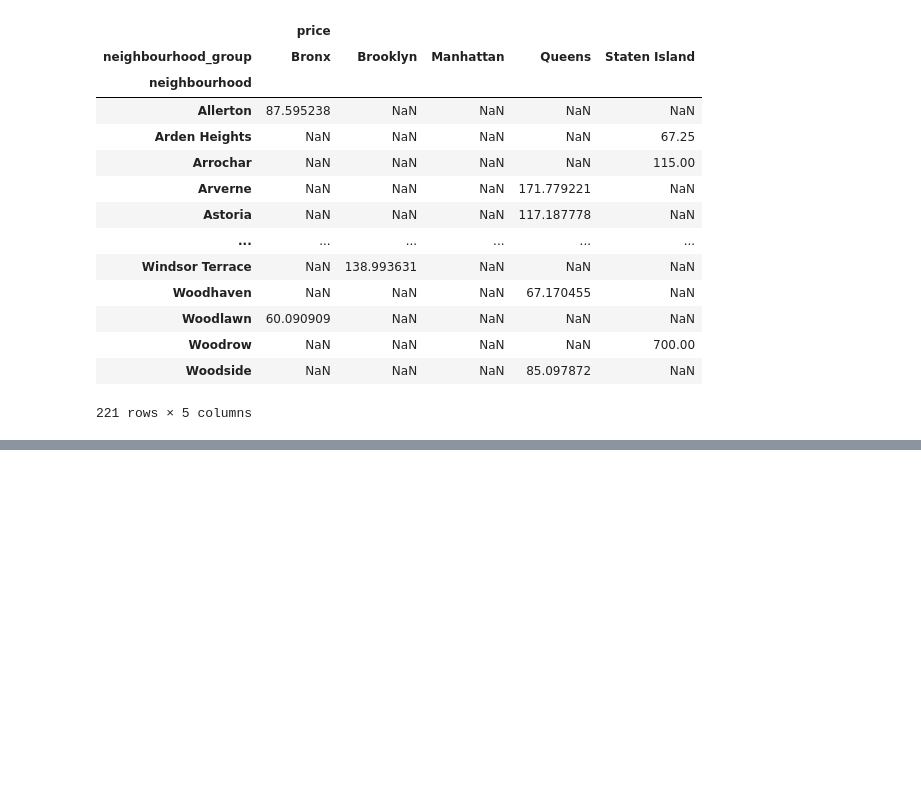
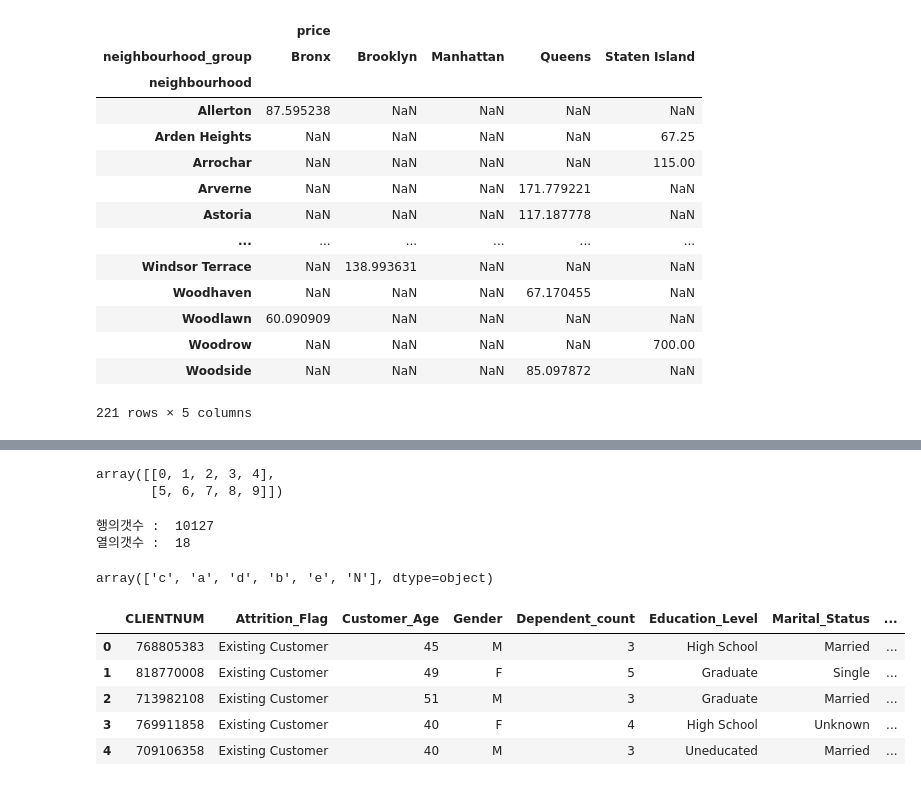
Before and after one commit to yongsukjang-github/pandas100P, a Jupyter notebook: pandas_100P.ipynb, the cells around one changed output, grey strips where cells are left out. Drawn from its saved outputs; the diff is of its cells as text; code cells hidden in the pictures; blank space fills up the shorter version.

```diff
--- a/pandas_100P.ipynb
+++ b/pandas_100P.ipynb
@@ -593,0 +642,9 @@ df[['neighbourhood','neighbourhood_group','price']].groupby(['neighbourhood','ne
+# %%
+# reshape 함수 : numpy.darray의 차원과 모양을 바꿔준다.
+# reshape(d,n,p) : d는 차원, n은 행, p는 열
+# reshape에서 -1은 알아서 채워줘~ 의 의미인걸로 보임. 예를들어 1~10의 arange에 대해 reshape(-1,5)은 열이 5이고 이고 행은 자동이므로 한 2*5 배열을 생성함.
+# 단, -1을 행이나 열에 쓸때에는 총 합과 배열의 수가 맞아야함. 예를들어 arange숫자가 10개인데 reshape(-1,4)을 사용하게 되면 오류가 남.
+np.arange(10).reshape(-1,5)
+# %% [output]
+array([[0, 1, 2, 3, 4],
+       [5, 6, 7, 8, 9]])
@@ -593,0 +654,59 @@ df[['neighbourhood','neighbourhood_group','price']].groupby(['neighbourhood','ne
+# %%
+print('행의갯수 : ', df.shape[0])
+print('열의갯수 : ', df.shape[1])
+# %% [output]
+행의갯수 :  10127
+열의갯수 :  18
+# %%
+# Income_Category의 카테고리를 map 함수를 이용하여 다음과 같이 변경하여 newIncome 컬럼에 매핑하라
+# Unknown : N
+# Less than $40K : a
+# $40K - $60K : b
+# $60K - $80K : c
+# $80K - $120K : d
+# $120K +’ : e
+
+dic = {
+    'Unknown'        : 'N',
+    'Less than $40K' : 'a',
+    '$40K - $60K'    : 'b',
+    '$60K - $80K'    : 'c',
+    '$80K - $120K'   : 'd',
+    '$120K +'       : 'e'
+}
+df['newIncome'] = df.Income_Category.map(lambda x: dic[x])
+df.newIncome.unique()
+# %% [output]
+array(['c', 'a', 'd', 'b', 'e', 'N'], dtype=object)
+# %%
+# Income_Category의 카테고리를 apply 함수를 이용하여 다음과 같이 변경하여 newIncome 컬럼에 매핑하라
+# Unknown : N
+# Less than $40K : a
+# $40K - $60K : b
+# $60K - $80K : c
+# $80K - $120K : d
+# $120K + : e
+
+def changeCategory(x) :
+    if x == 'Unknown':
+        return 'N'
+    elif x == 'Less than $40K':
+        return 'a'
+    elif x == '$40K - $60K':
+        return 'b'
+    elif x == '$60K - $80K':
+        return 'c'
+    elif x == '$80K - $120K':
+        return 'd'
+    elif x == '$120K +':
+        return 'e'
+
+df['newIncome'] = df.Income_Category.apply(changeCategory)
+df.head()
+# %% [output]
+|  | CLIENTNUM | Attrition_Flag | Customer_Age | Gender | Dependent_count | Education_Level | Marital_Status | ... |
+| 0 | 768805383 | Existing Customer | 45 | M | 3 | High School | Married | ... |
+| 1 | 818770008 | Existing Customer | 49 | F | 5 | Graduate | Single | ... |
+| 2 | 713982108 | Existing Customer | 51 | M | 3 | Graduate | Married | ... |
+| 3 | 769911858 | Existing Customer | 40 | F | 4 | High School | Unknown | ... |
+| 4 | 709106358 | Existing Customer | 40 | M | 3 | Uneducated | Married | ... |
```
Also changed, not shown: parts of 5 cells of this notebook.
